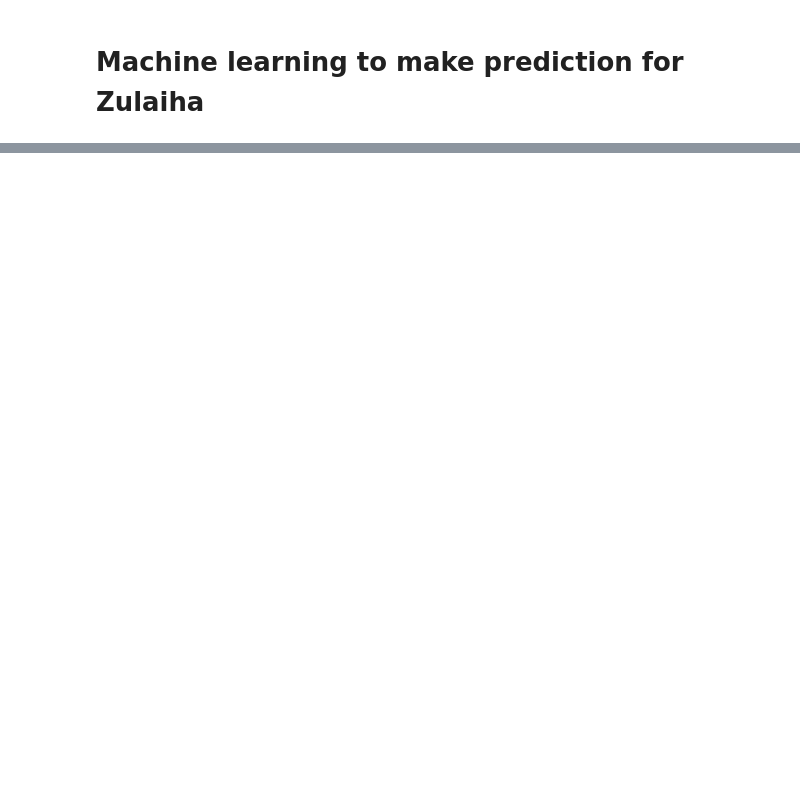
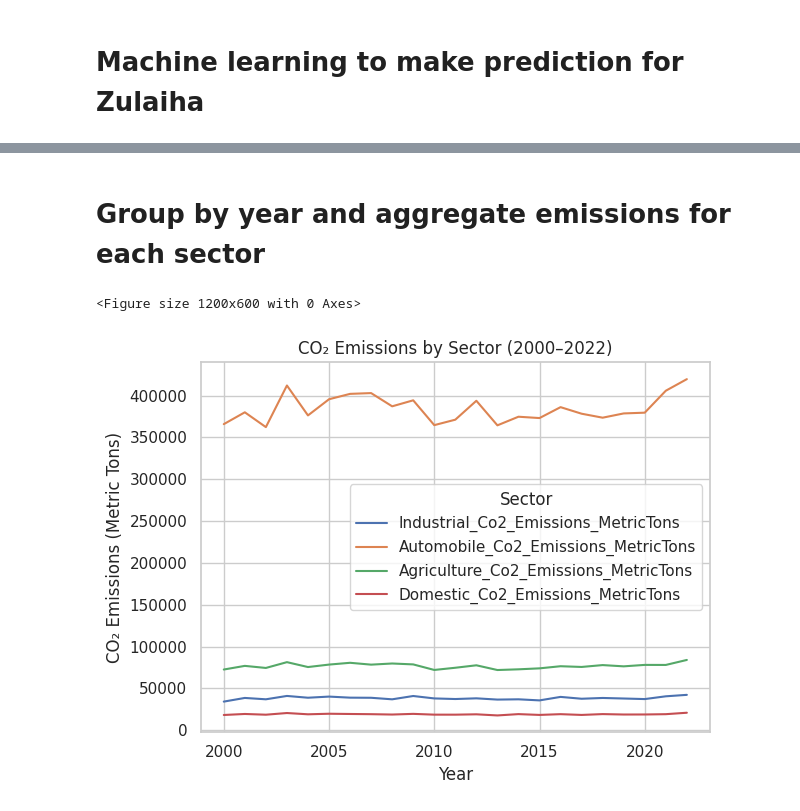
Before and after one commit to nmawulorm/iot-encryption-optimization, a Jupyter notebook: zulaiha/machine-learning.ipynb, the cells around one changed output, grey strips where cells are left out. Saved outputs shown, nothing was run; the diff lists cells and outputs as text; code cells hidden in the pictures; blank space fills up the shorter version.

```diff
--- a/zulaiha/machine-learning.ipynb
+++ b/zulaiha/machine-learning.ipynb
@@ -21,0 +115,24 @@ pd.read_csv("Co2_Emissions_by_Sectors.csv")
+# %% [markdown]
+# Group by year and aggregate emissions for each sector
+# %%
+
+sector_trends = df.groupby('Year')[
+    ['Industrial_Co2_Emissions_MetricTons',
+     'Automobile_Co2_Emissions_MetricTons',
+     'Agriculture_Co2_Emissions_MetricTons',
+     'Domestic_Co2_Emissions_MetricTons']
+].sum()
+
+# Plot
+plt.figure(figsize=(12, 6))
+sector_trends.plot()
+plt.title("CO₂ Emissions by Sector (2000–2022)")
+plt.xlabel("Year")
+plt.ylabel("CO₂ Emissions (Metric Tons)")
+plt.legend(title="Sector")
+plt.grid(True)
+plt.tight_layout()
+plt.show()
+# %% [output]
+<Figure size 1200x600 with 0 Axes>
+[figure, added]
```
Also changed, not shown: parts of 9 cells of this notebook.
